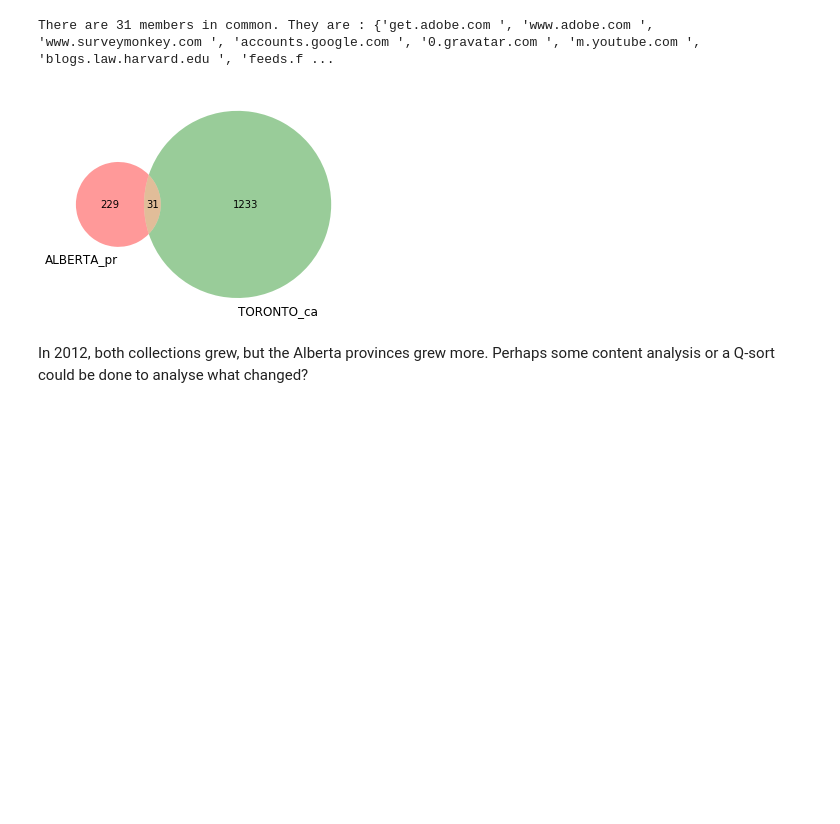
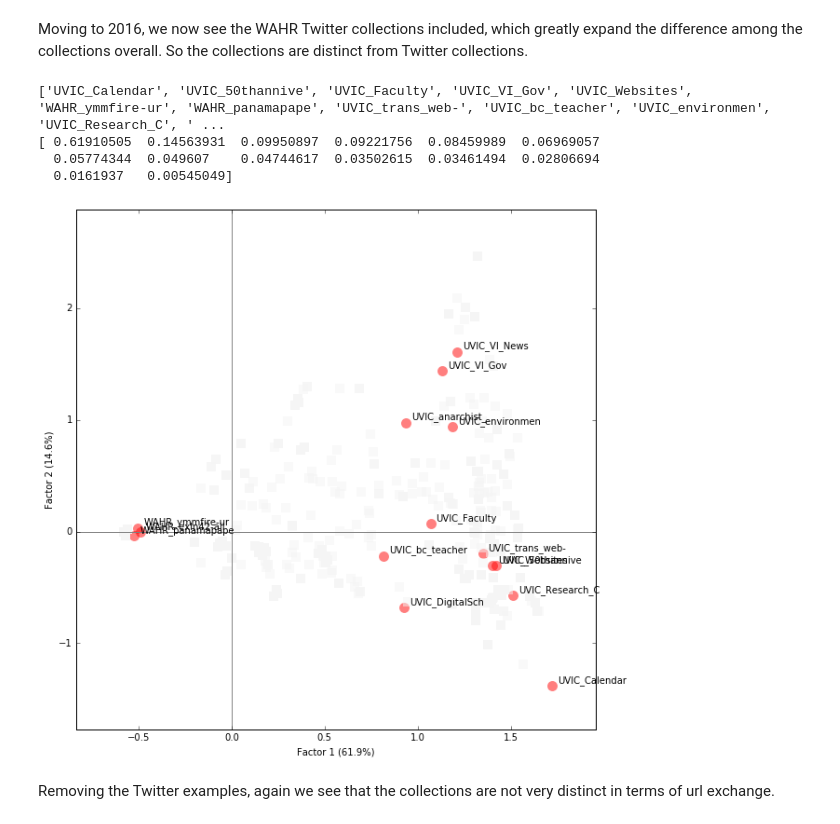
Before and after one commit to web-archive-group/WALK, a Jupyter notebook: Scripts/compare_collection/UA_CompareUVIC.ipynb, the cells around one changed output. Cells and saved outputs as stored; diff of their text form; code cells hidden in the pictures; blank space fills up the shorter version.

Commit message:
Update to the notebooks to include analysis for UVIC and removing errors from UALBERTA.

```diff
--- a/Scripts/compare_collection/UA_CompareUVIC.ipynb
+++ b/Scripts/compare_collection/UA_CompareUVIC.ipynb
@@ -59,7 +60,7 @@ def processCollection (path):
     for filename in os.listdir(path):
         with open(path+filename, "r") as file:
             print (filename) #see the filenames available.
-            urls.append(list({(filename[0:10], line.translate(str.maketrans(')'," ")).split(",")[0][2:6], line.translate(str.maketrans(')'," ")).split(",")[1]) for line in file.readlines()}))
+            urls.append(list({(filename[0:15], line.translate(str.maketrans(')'," ")).split(",")[0][2:6], line.translate(str.maketrans(')'," ")).split(",")[1].strip()) for line in file.readlines()}))
     return(urls)
 
 #newdict = defaultdict(dict)
@@ -75,6 +76,14 @@ for collect in PC:
 
 # newdict will provide all the data like so:
 
+#newdict2 eliminates collections in if-then statement.
+for collect in PC:
+    for coll, date, url in collect:
+        if coll == 'ALBERTA_heritag' or coll=='DUMMY_GOVERNMEN' or coll == 'ALBERTA_hcf_onl' or coll=="DUMMY_MEDIA" or coll=="DUMMY" or coll== "ORGDUMMY" or coll== "TECHDUMMY" or coll== "SOCIALMEDIADUMM" or coll=="GOVDUMMY":
+            pass
+        else:
+            newdict2[date][coll].append(url)
+
 #{'DATE': {'COLLECTION': ['url1.com', 'url2.com', 'etc']}}
 #
 # %% [output]
@@ -133,7 +141,12 @@ def reduce_collections (dictionary):
         #print(dict_list)
     return(dict_list)
 
-collection_var = reduce_collections (copy.deepcopy(newdict))
+def removekey(d, key):
+    r = dict(d)
+    del r[key]
+    return r
+
+collection_var = reduce_collections (copy.deepcopy(newdict2))
 
 # Collection var is a list of dictionaries starting from the earliest to the latest. The later dictionaries
 # are accumulations of the former.
@@ -146,0 +183,5 @@ When there are fewer than 3 collections, you get a venn diagram showing the cros
+# %%
+#collection_var[-3] = removekey(collection_var[-3], 'SOCIALMEDIA')
+collection_var[-3]['MEDIADUMMY'] = newdict['2015']['DUMMY_MEDIA']
+
+UVIC = Compare(collection_var[-3])
@@ -147,9 +202,15 @@ When there are fewer than 3 collections, you get a venn diagram showing the cros
+# %% [markdown]
+Moving to 2016, we now see the WAHR Twitter collections included, which greatly expand the difference among the
+collections overall. So the collections are distinct from Twitter collections.
 # %%
-UVIC = Compare(collection_var[5])
-print("There are "+ str(len(UVIC.V2_AB)) + " members in common. They are : " + str(UVIC.V2_AB))
+UVIC = Compare(collection_var[-1])
+#print("There are "+ str(len(UVIC.V2_AB)) + " members in common. They are : " + str(UVIC.V2_AB))
 # %% [output]
-There are 31 members in common. They are : {'get.adobe.com ', 'www.adobe.com ', 'www.surveymonkey.com ', 'accounts.google.com ', '0.gravatar.com ', 'm.youtube.com ', 'blogs.law.harvard.edu ', 'feeds.f ...
+['UVIC_Calendar', 'UVIC_50thannive', 'UVIC_Faculty', 'UVIC_VI_Gov', 'UVIC_Websites', 'WAHR_ymmfire-ur', 'WAHR_panamapape', 'UVIC_trans_web-', 'UVIC_bc_teacher', 'UVIC_environmen', 'UVIC_Research_C', ' ...
+[ 0.61910505  0.14563931  0.09950897  0.09221756  0.08459989  0.06969057
+  0.05774344  0.049607    0.04744617  0.03502615  0.03461494  0.02806694
+  0.0161937   0.00545049]
-[figure, old version]
+[figure, new version]
-# %% [markdown]
-In 2012, both collections grew, but the Alberta provinces grew more. Perhaps some content analysis or a Q-sort could be done to analyse what changed?
+# %% [markdown]
+Removing the Twitter examples, again we see that the collections are not very distinct in terms of url exchange.
 # %%
```
Also changed, not shown: parts of 23 cells of this notebook, 18 other files.
